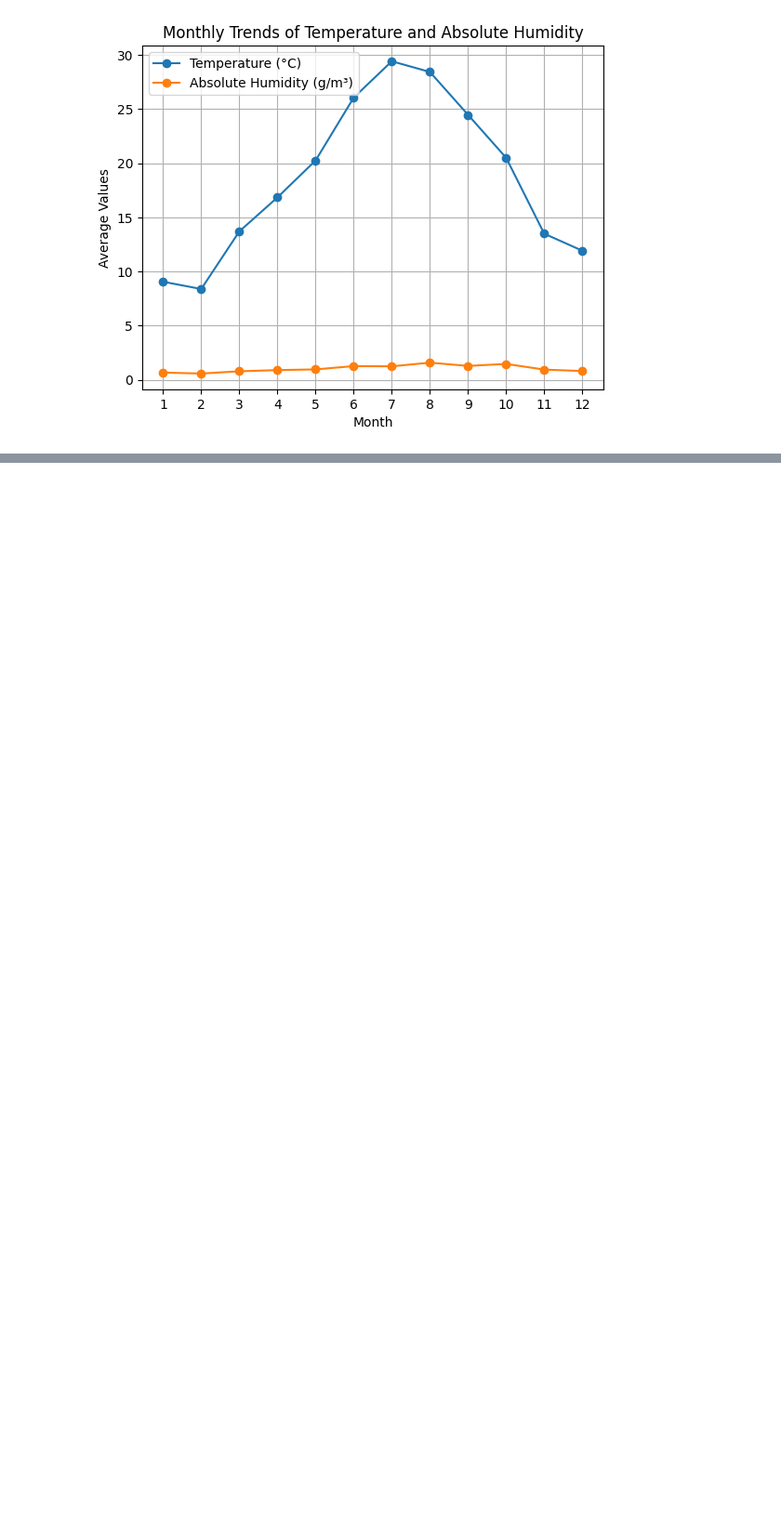
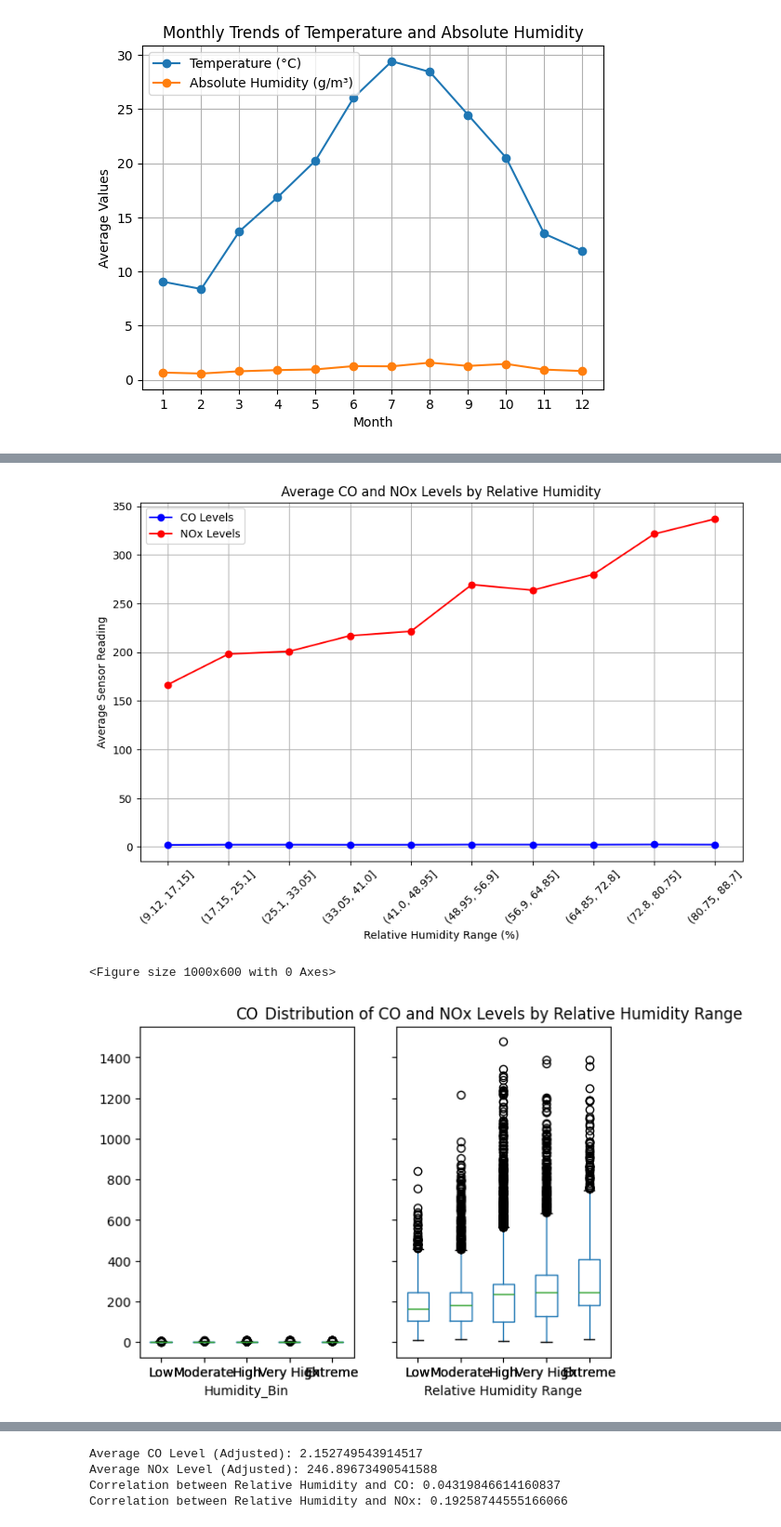
Before and after one commit to kankekarsaurabh/project, a Jupyter notebook: plot.ipynb, the cells around one changed output, grey strips where cells are left out. Shown at 93% size. Cells and saved outputs as stored; diff of their text form; code cells hidden in the pictures; blank space fills up the shorter version.

```diff
--- a/plot.ipynb
+++ b/plot.ipynb
@@ -314,0 +352,69 @@ ValueError: attempt to get argmax of an empty sequence
+# %%
+import pandas as pd
+import matplotlib.pyplot as plt
+import seaborn as sns
+
+# Load the dataset
+file_path = '/Users/saurabhkankekar/Downloads/air+quality/Ques5.csv'  # Replace with actual file path
+data_ques5 = pd.read_csv(file_path)
+
+
+# Adjust '-200' values in the dataset with the mean of the respective column
+for column in data_ques5.columns:
+    if data_ques5[column].dtype in ['float64', 'int64']:  # Check if the column is numeric
+        mean_value = data_ques5[column][data_ques5[column] != -200].mean()
+        data_ques5[column] = data_ques5[column].replace(-200, mean_value)
+
+# Calculate averages for CO and NOx levels
+avg_co_adjusted = data_ques5['CO'].mean()
+avg_nox_adjusted = data_ques5['NOx'].mean()
+
+# Calculate correlations between Relative Humidity and pollutants
+correlation_humidity_co = data_ques5['Relative_Humidity'].corr(data_ques5['CO'])
+correlation_humidity_nox = data_ques5['Relative_Humidity'].corr(data_ques5['NOx'])
+
+# Visualization 1: Line Plot
+# Create bins for Relative Humidity
+bins = pd.cut(data_ques5['Relative_Humidity'], bins=10)
+binned_data = data_ques5.groupby(bins).mean()
+
+plt.figure(figsize=(10, 6))
+plt.plot(binned_data.index.astype(str), binned_data['CO'], marker='o', label='CO Levels', color='blue')
+plt.plot(binned_data.index.astype(str), binned_data['NOx'], marker='o', label='NOx Levels', color='red')
+plt.title('Average CO and NOx Levels by Relative Humidity')
+plt.xlabel('Relative Humidity Range (%)')
+plt.ylabel('Average Sensor Reading')
+plt.legend()
+plt.grid()
+plt.xticks(rotation=45)
+plt.show()
+
+# Visualization 2: Box Plot
+bins = pd.cut(data_ques5['Relative_Humidity'], bins=5, labels=['Low', 'Moderate', 'High', 'Very High', 'Extreme'])
+data_ques5['Humidity_Bin'] = bins
+
+plt.figure(figsize=(10, 6))
+data_ques5.boxplot(column=['CO', 'NOx'], by='Humidity_Bin', grid=False)
+plt.title('Distribution of CO and NOx Levels by Relative Humidity Range')
+plt.suptitle("")  # Remove the default title
+plt.xlabel('Relative Humidity Range')
+plt.ylabel('Sensor Reading')
+plt.show()
+
+# Visualization 3: Heatmap
+corr_matrix = data_ques5[['Relative_Humidity', 'CO', 'NOx']].corr()
+
+plt.figure(figsize=(8, 6))
+sns.heatmap(corr_matrix, annot=True, cmap='coolwarm', fmt=".2f")
+plt.title('Correlation Heatmap for Relative Humidity, CO, and NOx')
+plt.show()
+
+# Display results
+print("Average CO Level (Adjusted):", avg_co_adjusted)
+print("Average NOx Level (Adjusted):", avg_nox_adjusted)
+print("Correlation between Relative Humidity and CO:", correlation_humidity_co)
+print("Correlation between Relative Humidity and NOx:", correlation_humidity_nox)
+# %% [output]
+[figure, added]
+<Figure size 1000x600 with 0 Axes>
+[figure, added]
@@ -314,0 +422,4 @@ ValueError: attempt to get argmax of an empty sequence
+Average CO Level (Adjusted): 2.152749543914517
+Average NOx Level (Adjusted): 246.89673490541588
+Correlation between Relative Humidity and CO: 0.04319846614160837
+Correlation between Relative Humidity and NOx: 0.19258744555166066
```
Also changed, not shown: parts of 9 cells of this notebook.
